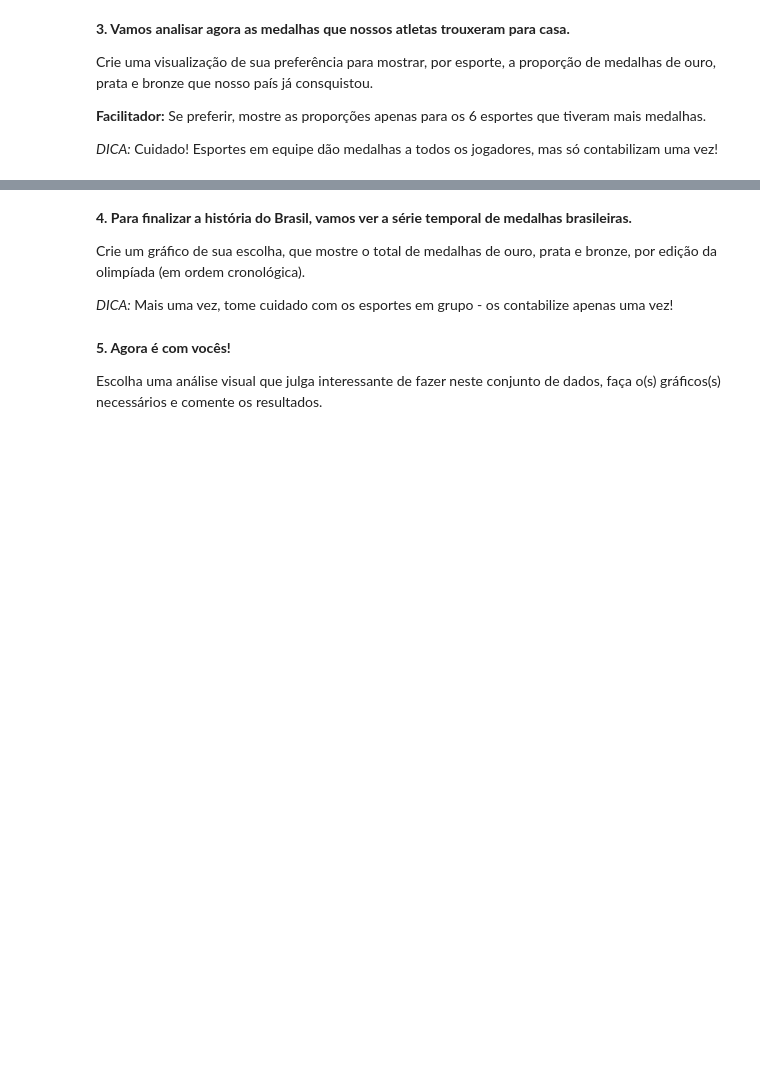
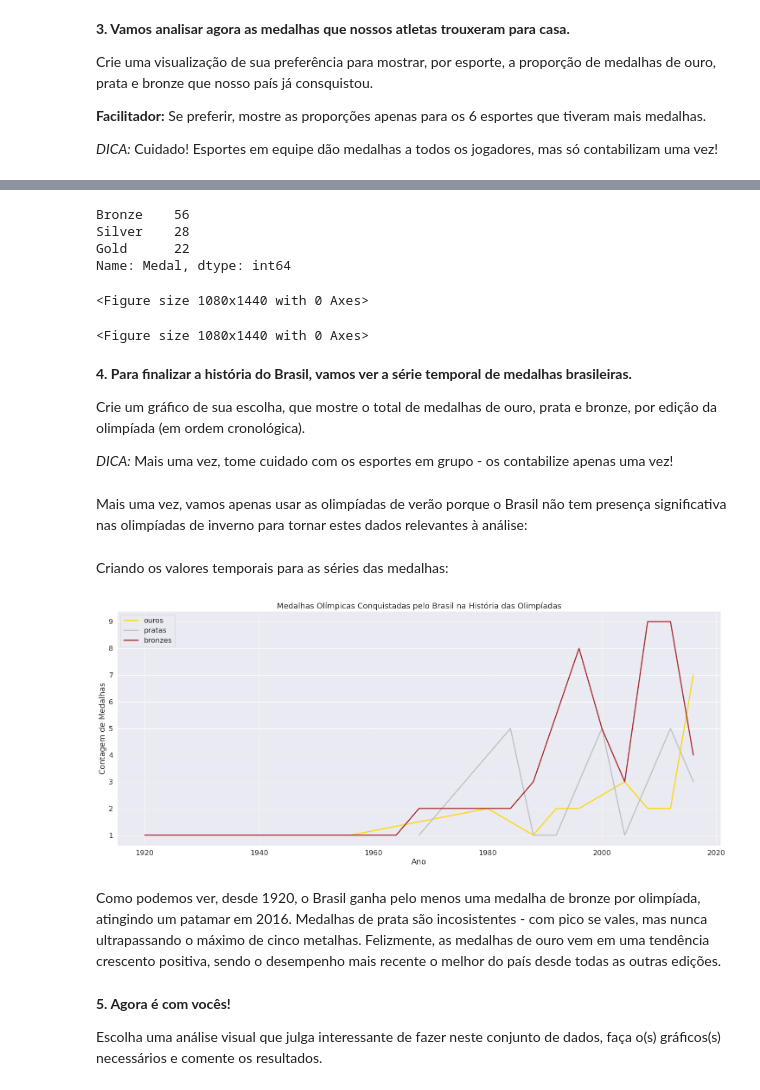
Before and after one commit to vmendes93/projeto_final_modulo_5, a Jupyter notebook: Projeto Final.ipynb, the cells around one changed output, grey strips where cells are left out. Saved outputs shown, nothing was run; the diff lists cells and outputs as text; code cells hidden in the pictures; blank space fills up the shorter version.

Commit message:
Commit novo: questão 2 e 4 terminadas, falta apenas a questão 3.

```diff
--- a/Projeto Final.ipynb
+++ b/Projeto Final.ipynb
@@ -271,0 +276,4 @@ array(['Football', 'Volleyball', 'Sailing', 'Basketball',
+# %%
+filtered_df = br_df.drop_duplicates(subset=['Year', 'Event'], keep='first')
+
+filtered_df = filtered_df[filtered_df['Medal'].notna()]
@@ -272,3 +294,24 @@ array(['Football', 'Volleyball', 'Sailing', 'Basketball',
+# %%
+filtered_df['Medal'].value_counts()
+# %% [output]
+Bronze    56
+Silver    28
+Gold      22
+Name: Medal, dtype: int64
+# %%
+sns.set_theme(palette=['gold', 'silver', 'brown'])
+sns.set_context("notebook", font_scale=1.5)
+
+plt.bar()
+
+
+plt.title('Medalhas Olímpicas Conquistadas pelo Brasil Por Esporte')
+plt.xlabel('Esporte')
+plt.ylabel('Contagem de Medalhas')
+plt.show()
+# %% [output]
+<Figure size 1080x1440 with 0 Axes>
+<Figure size 1080x1440 with 0 Axes>
 # %% [markdown]
 **4. Para finalizar a história do Brasil, vamos ver a série temporal de medalhas brasileiras.**
 
@@ -280,3 +321,46 @@ Crie um gráfico de sua escolha, que mostre o total de medalhas de ouro, prata e
+# %% [markdown]
+Mais uma vez, vamos apenas usar as olimpíadas de verão porque o Brasil não tem presença significativa nas olimpíadas de inverno para tornar estes dados relevantes à análise:
+# %%
+medalhas_ouro = filtered_df[['Year', 'Medal']][(filtered_df['Medal'] == 'Gold') & (filtered_df['Season'] == 'Summer')]
+
+medalhas_prata = filtered_df[['Year','Medal']][(filtered_df['Medal'] == 'Silver') & (filtered_df['Season'] == 'Summer')]
+
+medalhas_bronze = filtered_df[['Year','Medal']][(filtered_df['Medal'] == 'Bronze') & (filtered_df['Season'] == 'Summer')]
+# %% [markdown]
+Criando os valores temporais para as séries das medalhas:
+# %%
+serie_ouro = medalhas_ouro['Year'].value_counts().reset_index(name = 'gold_medals')
+serie_prata = medalhas_prata['Year'].value_counts().reset_index(name = 'silver_medals')
+serie_bronze = medalhas_bronze['Year'].value_counts().reset_index(name = 'bronze_medals')
+# %%
+plt.figure(figsize=(25,10))
+sns.set_theme(palette=['gold', 'silver', 'brown'])
+sns.set_context("notebook", font_scale=1.5, rc={"lines.linewidth": 2.5})
+
+sns.lineplot(x='index',
+             y='gold_medals',
+             legend='full',
+             label='ouros',
+             data=serie_ouro)
+sns.lineplot(x='index',
+             y='silver_medals',
+             legend='full',
+             label='pratas',
+             data=serie_prata)
+sns.lineplot(x='index',
+             y='bronze_medals',
+             legend='full',
+             label='bronzes',
+             data=serie_bronze)
+
+plt.title('Medalhas Olímpicas Conquistadas pelo Brasil na História das Olimpíadas')
+plt.xlabel('Ano')
+plt.ylabel('Contagem de Medalhas')
+plt.show()
+# %% [output]
+[figure, added]
+# %% [markdown]
+Como podemos ver, desde 1920, o Brasil ganha pelo menos uma medalha de bronze por olimpíada, atingindo um patamar em 2016. Medalhas de prata são incosistentes - com pico se vales, mas nunca ultrapassando o máximo de cinco metalhas. Felizmente, as medalhas de ouro vem em uma tendência crescento positiva, sendo o desempenho mais recente o melhor do país desde todas as outras edições.
 # %% [markdown]
 **5. Agora é com vocês!**
 
```
Also changed, not shown: parts of 15 cells of this notebook.
